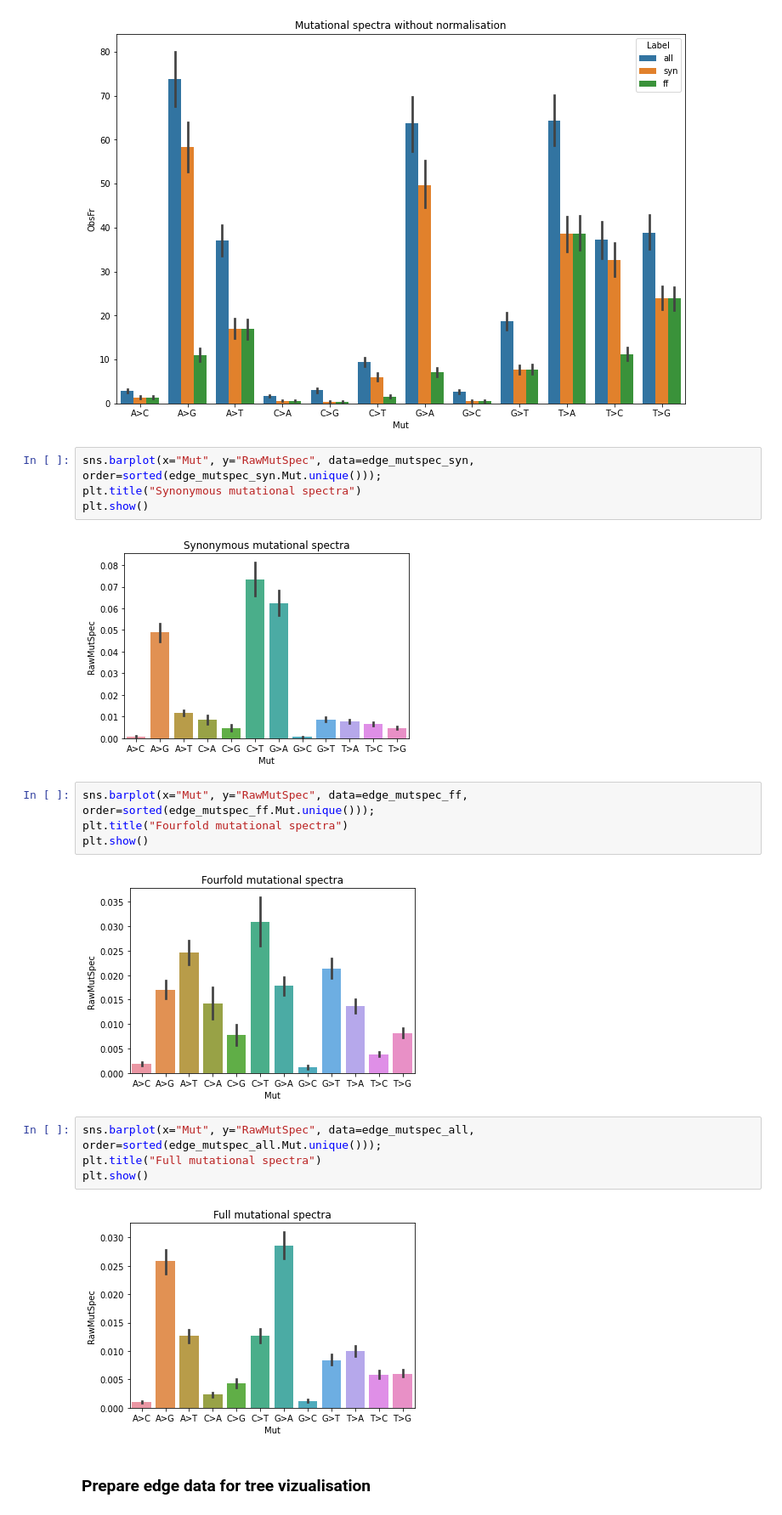
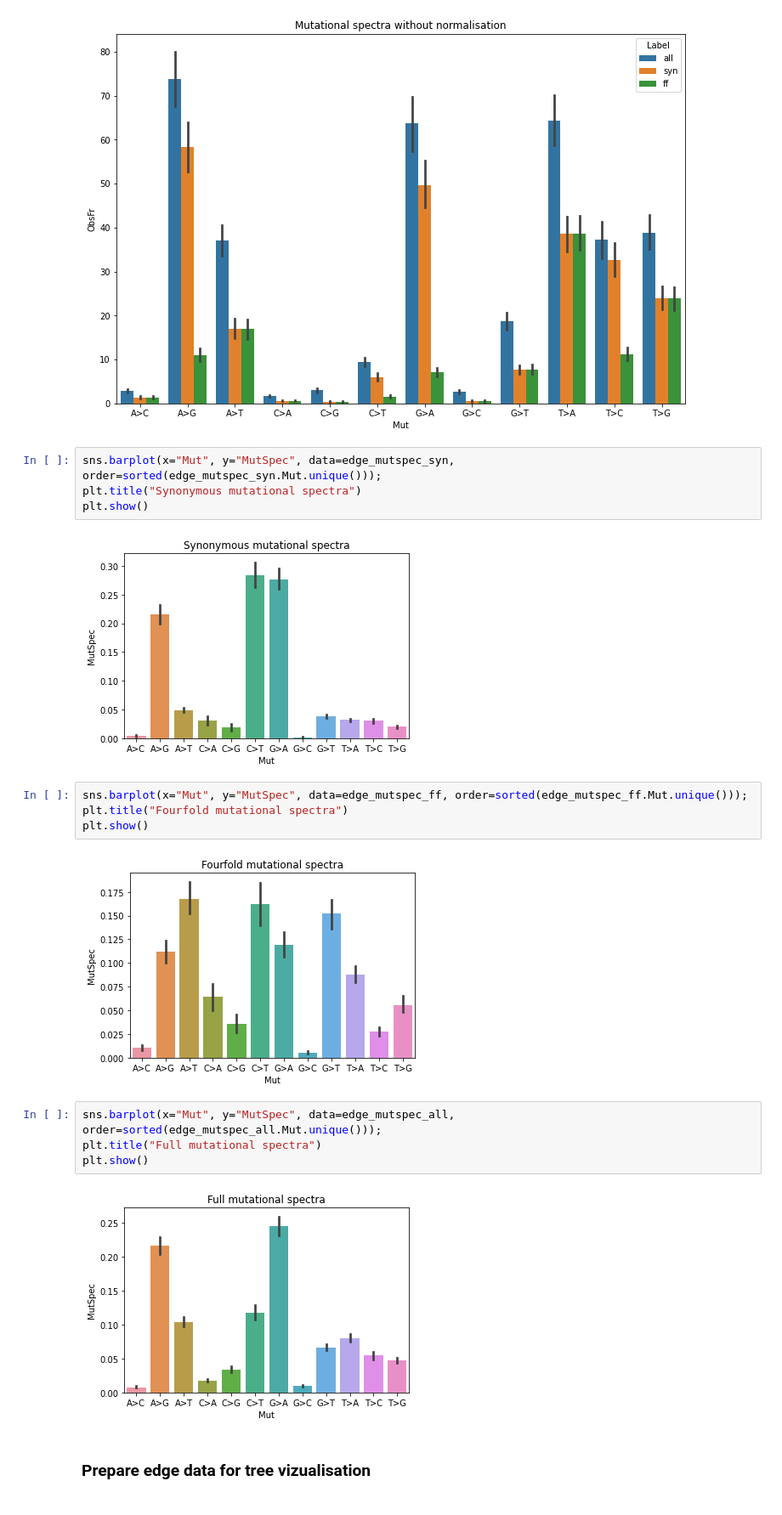
Before and after one commit to mitoclub/PyMutSpec, a Jupyter notebook: notebooks/mut_extraction_nematoda.ipynb, the cells around one changed output. Shown: that part at 85% size. Cells and saved outputs as stored; diff of their text form.

```diff
--- a/notebooks/mut_extraction_nematoda.ipynb
+++ b/notebooks/mut_extraction_nematoda.ipynb
@@ -211,23 +211,23 @@ plt.show()
 # %% [output]
 [figure]
 # %%
-sns.barplot(x="Mut", y="RawMutSpec", data=edge_mutspec_syn, order=sorted(edge_mutspec_syn.Mut.unique()));
+sns.barplot(x="Mut", y="MutSpec", data=edge_mutspec_syn, order=sorted(edge_mutspec_syn.Mut.unique()));
 plt.title("Synonymous mutational spectra")
 plt.show()
 # %% [output]
-[figure, old version]
+[figure, new version]
 # %%
-sns.barplot(x="Mut", y="RawMutSpec", data=edge_mutspec_ff, order=sorted(edge_mutspec_ff.Mut.unique()));
+sns.barplot(x="Mut", y="MutSpec", data=edge_mutspec_ff, order=sorted(edge_mutspec_ff.Mut.unique()));
 plt.title("Fourfold mutational spectra")
 plt.show()
 # %% [output]
-[figure, old version]
+[figure, new version]
 # %%
-sns.barplot(x="Mut", y="RawMutSpec", data=edge_mutspec_all, order=sorted(edge_mutspec_all.Mut.unique()));
+sns.barplot(x="Mut", y="MutSpec", data=edge_mutspec_all, order=sorted(edge_mutspec_all.Mut.unique()));
 plt.title("Full mutational spectra")
 plt.show()
 # %% [output]
-[figure, old version]
+[figure, new version]
 # %% [markdown]
 ### Prepare edge data for tree vizualisation
 # %%
```
Also changed, not shown: parts of 3 cells of this notebook, 8 other files.
